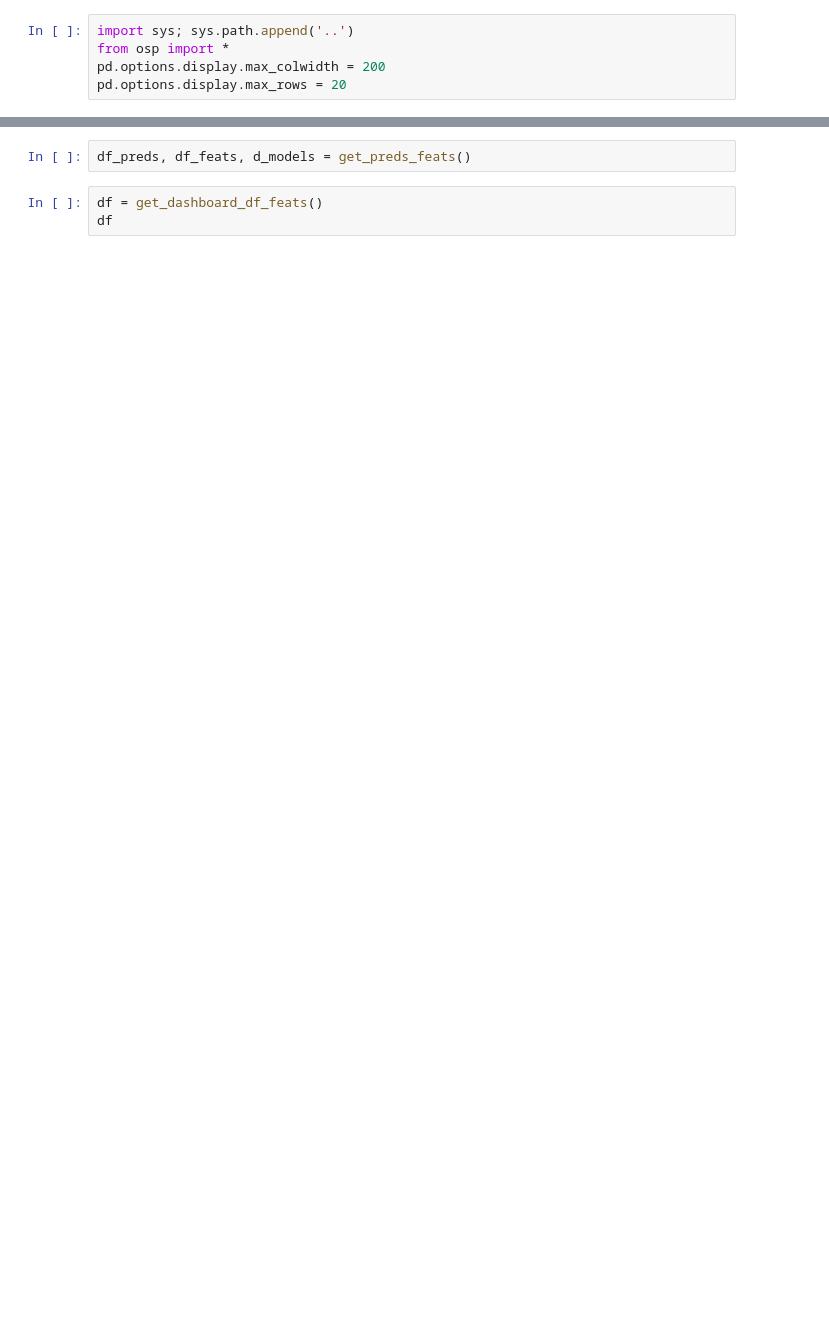
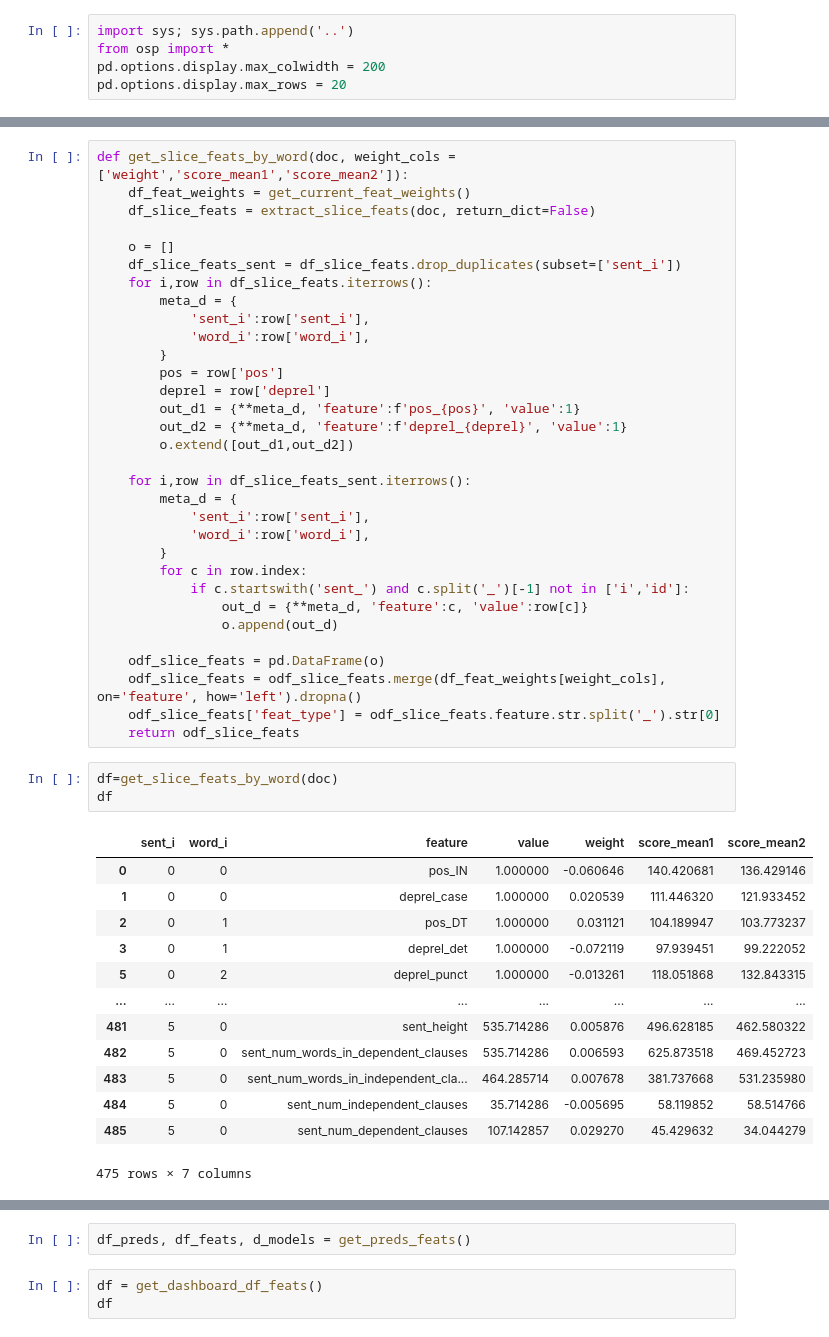
Before and after one commit to quadrismegistus/ordinary-style-philosophy, a Jupyter notebook: notebooks/AppHelp4.ipynb, the cells around one changed output, grey strips where cells are left out. Drawn from its saved outputs; the diff is of its cells as text; blank space fills up the shorter version.

```diff
--- a/notebooks/AppHelp4.ipynb
+++ b/notebooks/AppHelp4.ipynb
@@ -5,0 +53,49 @@ pd.options.display.max_rows = 20
+# %%
+def get_slice_feats_by_word(doc, weight_cols = ['weight','score_mean1','score_mean2']):
+    df_feat_weights = get_current_feat_weights()
+    df_slice_feats = extract_slice_feats(doc, return_dict=False)
+
+    o = []
+    df_slice_feats_sent = df_slice_feats.drop_duplicates(subset=['sent_i'])
+    for i,row in df_slice_feats.iterrows():
+        meta_d = {
+            'sent_i':row['sent_i'],
+            'word_i':row['word_i'],
+        }
+        pos = row['pos']
+        deprel = row['deprel']
+        out_d1 = {**meta_d, 'feature':f'pos_{pos}', 'value':1}
+        out_d2 = {**meta_d, 'feature':f'deprel_{deprel}', 'value':1}
+        o.extend([out_d1,out_d2])
+
+    for i,row in df_slice_feats_sent.iterrows():
+        meta_d = {
+            'sent_i':row['sent_i'],
+            'word_i':row['word_i'],
+        }
+        for c in row.index:
+            if c.startswith('sent_') and c.split('_')[-1] not in ['i','id']:
+                out_d = {**meta_d, 'feature':c, 'value':row[c]}
+                o.append(out_d)
+
+    odf_slice_feats = pd.DataFrame(o)
+    odf_slice_feats = odf_slice_feats.merge(df_feat_weights[weight_cols], on='feature', how='left').dropna()
+    odf_slice_feats['feat_type'] = odf_slice_feats.feature.str.split('_').str[0]
+    return odf_slice_feats
+# %%
+df=get_slice_feats_by_word(doc)
+df
+# %% [output]
+|  | sent_i | word_i | feature | value | weight | score_mean1 | score_mean2 |
+| 0 | 0 | 0 | pos_IN | 1.000000 | -0.060646 | 140.420681 | 136.429146 |
+| 1 | 0 | 0 | deprel_case | 1.000000 | 0.020539 | 111.446320 | 121.933452 |
+| 2 | 0 | 1 | pos_DT | 1.000000 | 0.031121 | 104.189947 | 103.773237 |
+| 3 | 0 | 1 | deprel_det | 1.000000 | -0.072119 | 97.939451 | 99.222052 |
+| 5 | 0 | 2 | deprel_punct | 1.000000 | -0.013261 | 118.051868 | 132.843315 |
+| ... | ... | ... | ... | ... | ... | ... | ... |
+| 481 | 5 | 0 | sent_height | 535.714286 | 0.005876 | 496.628185 | 462.580322 |
+| 482 | 5 | 0 | sent_num_words_in_dependent_clauses | 535.714286 | 0.006593 | 625.873518 | 469.452723 |
+| 483 | 5 | 0 | sent_num_words_in_independent_cla... | 464.285714 | 0.007678 | 381.737668 | 531.235980 |
+| 484 | 5 | 0 | sent_num_independent_clauses | 35.714286 | -0.005695 | 58.119852 | 58.514766 |
+| 485 | 5 | 0 | sent_num_dependent_clauses | 107.142857 | 0.029270 | 45.429632 | 34.044279 |
+475 rows × 7 columns
```
Also changed, not shown: parts of 7 cells of this notebook, 12 other files.
